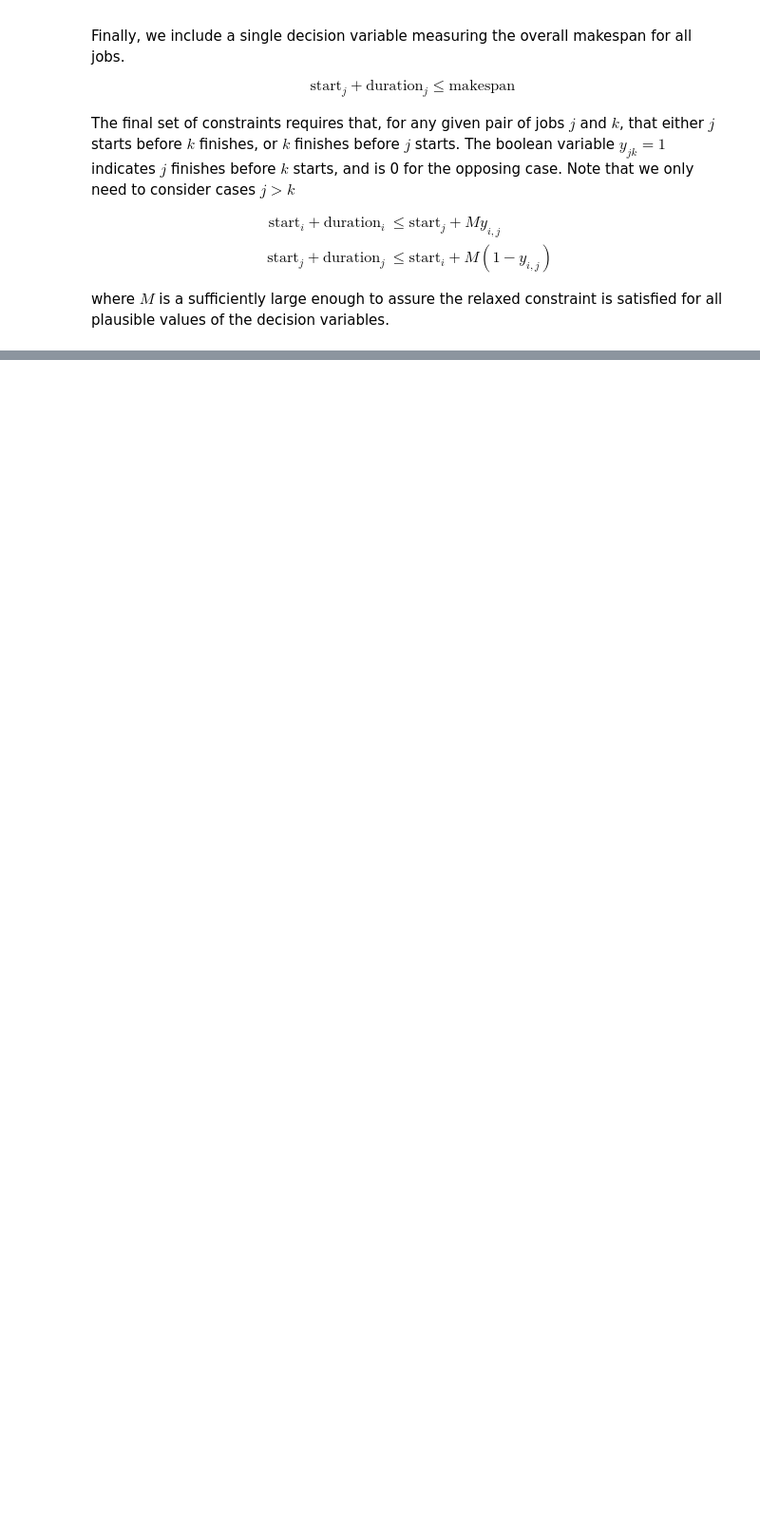
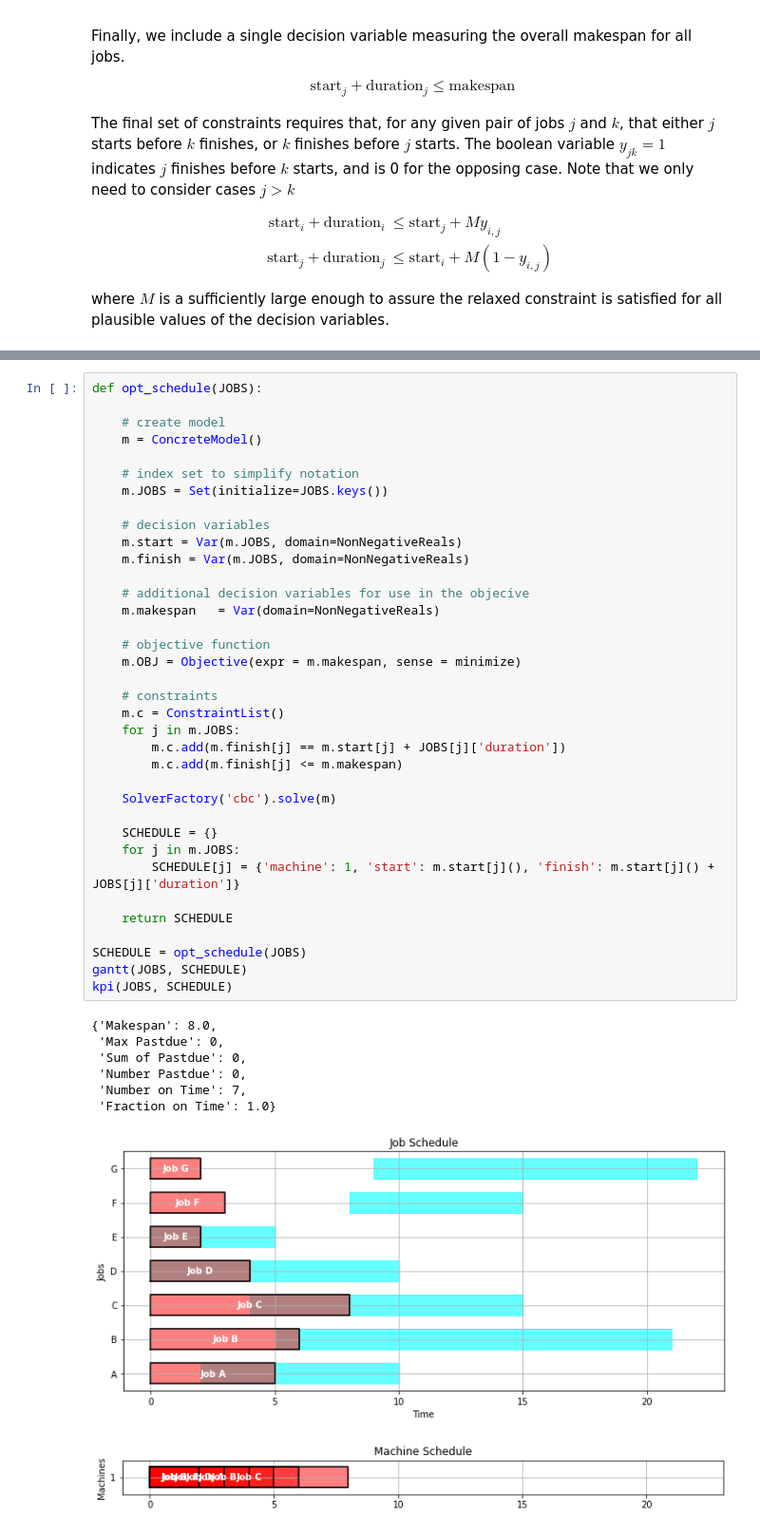
Before and after one commit to jckantor/ND-Pyomo-Cookbook, a Jupyter notebook: docs/04.01-Machine-Bottleneck.ipynb, the cells around one changed output, grey strips where cells are left out. Shown at 95% size. Cells and saved outputs as stored; diff of their text form; blank space fills up the shorter version.

```diff
--- a/docs/04.01-Machine-Bottleneck.ipynb
+++ b/docs/04.01-Machine-Bottleneck.ipynb
@@ -367,0 +378,45 @@ where $M$ is a sufficiently large enough to assure the relaxed constraint is sat
+# %%
+def opt_schedule(JOBS):
+
+    # create model
+    m = ConcreteModel()
+
+    # index set to simplify notation
+    m.JOBS = Set(initialize=JOBS.keys())
+
+    # decision variables
+    m.start = Var(m.JOBS, domain=NonNegativeReals)
+    m.finish = Var(m.JOBS, domain=NonNegativeReals)
+
+    # additional decision variables for use in the objecive
+    m.makespan   = Var(domain=NonNegativeReals)
+
+    # objective function
+    m.OBJ = Objective(expr = m.makespan, sense = minimize)
+
+    # constraints
+    m.c = ConstraintList()
+    for j in m.JOBS:
+        m.c.add(m.finish[j] == m.start[j] + JOBS[j]['duration'])
+        m.c.add(m.finish[j] <= m.makespan)
+
+    SolverFactory('cbc').solve(m)
+
+    SCHEDULE = {}
+    for j in m.JOBS:
+        SCHEDULE[j] = {'machine': 1, 'start': m.start[j](), 'finish': m.start[j]() + JOBS[j]['duration']}
+
+    return SCHEDULE
+
+SCHEDULE = opt_schedule(JOBS)
+gantt(JOBS, SCHEDULE)
+kpi(JOBS, SCHEDULE)
+# %% [output]
+{'Makespan': 8.0,
+ 'Max Pastdue': 0,
+ 'Sum of Pastdue': 0,
+ 'Number Pastdue': 0,
+ 'Number on Time': 7,
+ 'Fraction on Time': 1.0}
+[figure, added]
+[figure, added]
```
Also changed, not shown: parts of 10 cells of this notebook, 3 other files.
